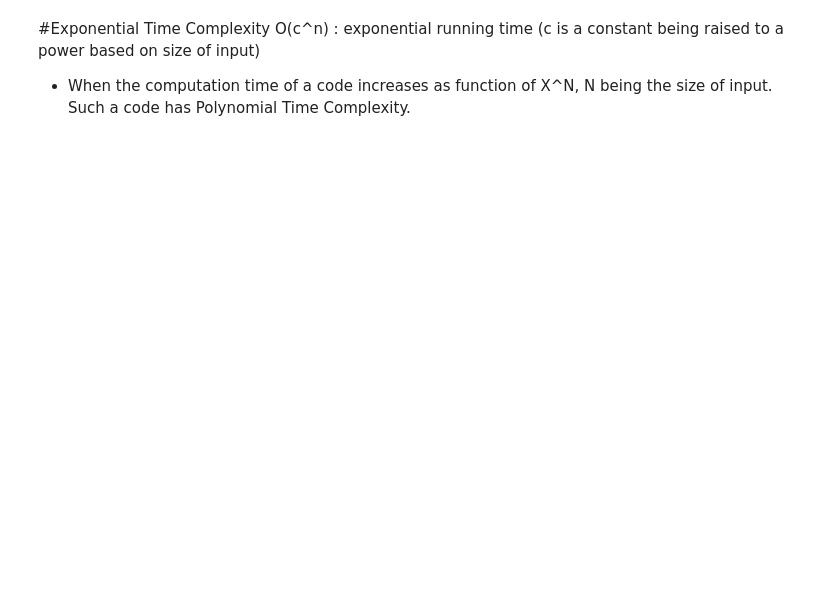
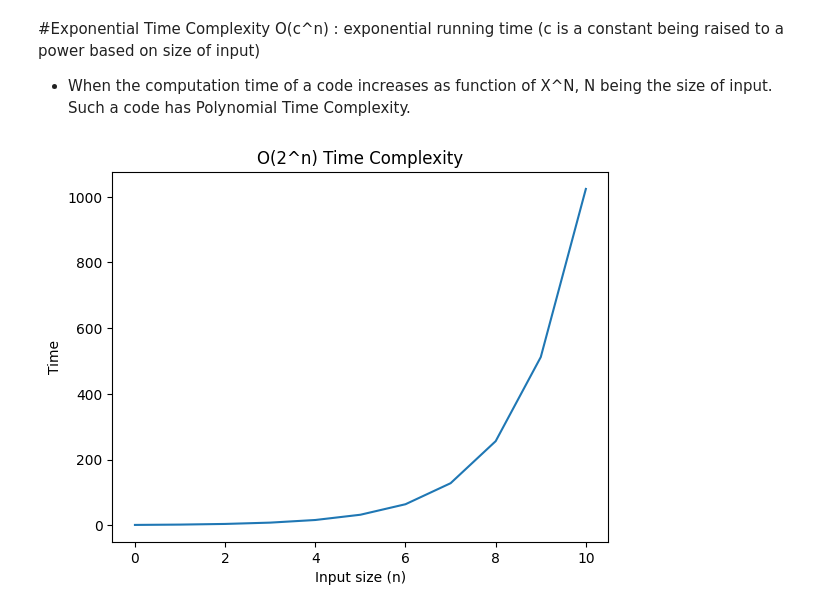
Before and after one commit to shagun0202/algorithm-and-problem-solving, a Jupyter notebook: Lab_3_Growth_of_function.ipynb, the cells around one changed output. Cells and saved outputs as stored; diff of their text form; code cells hidden in the pictures; blank space fills up the shorter version.

```diff
--- a/Lab_3_Growth_of_function.ipynb
+++ b/Lab_3_Growth_of_function.ipynb
@@ -215,3 +240,26 @@ result into a Log-Linear Time Complexity program.
+# %%
+# Prob_7 Take Suitable example and write function that runs in log-linear time. plot the graph as well, similar to above example
+def exponential_function(n):
+    if n <= 1:
+        return 1
+    return exponential_function(n-1) + exponential_function(n-1)
+import matplotlib.pyplot as plt
+
+n_values = list(range(0, 11))
+c = 2
+
+time_values = [c**n for n in n_values]
+
+plt.figure()
+plt.plot(n_values, time_values)
+
+plt.xlabel("Input size (n)")
+plt.ylabel("Time")
+plt.title("O(2^n) Time Complexity")
+
+plt.show()
+# %% [output]
+[figure, added]
 # %% [markdown]
 #Importing required packages. plot graph similar to given figure
 
```
Also changed, not shown: parts of 9 cells of this notebook.
